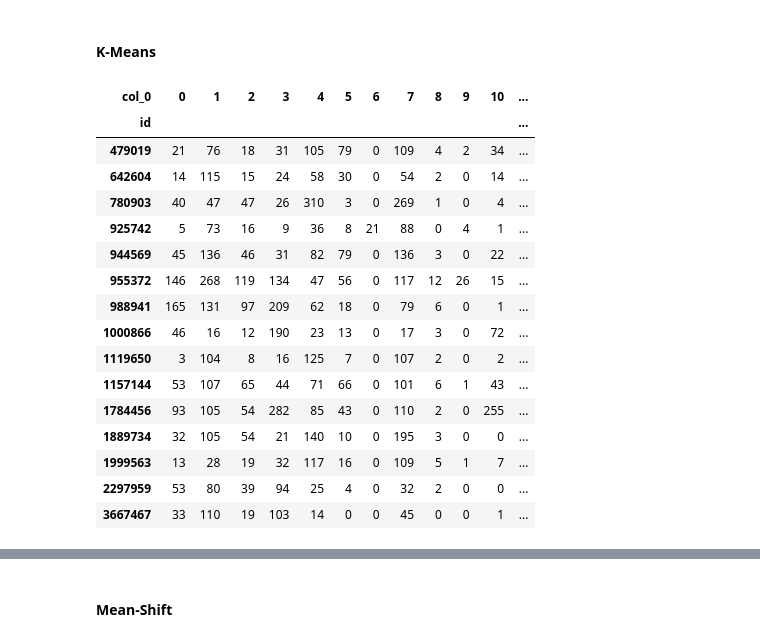
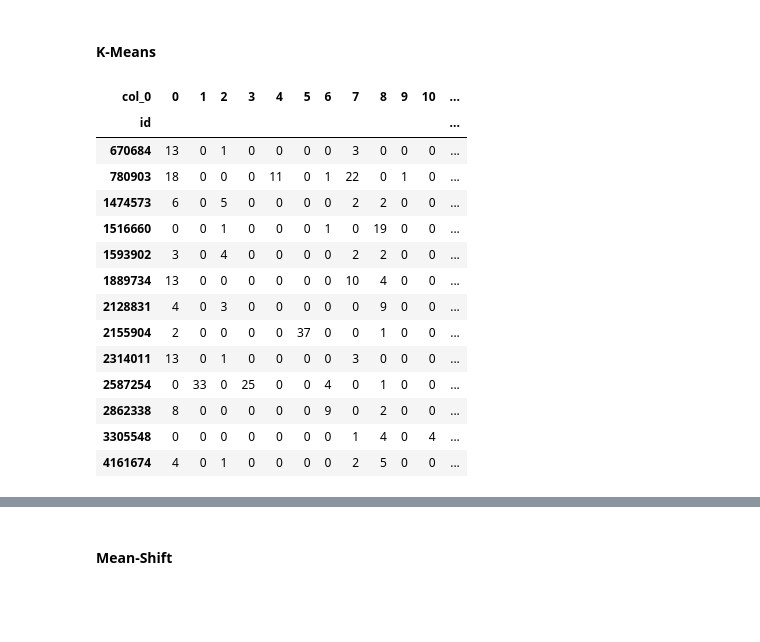
Before and after one commit to yfstafford/Thinkful, a Jupyter notebook: Unit 4/Unit 4 Capstone Blog Authorship Identification.ipynb, the cells around one changed output, grey strips where cells are left out. Cells and saved outputs as stored; diff of their text form; code cells hidden in the pictures; blank space fills up the shorter version.

Commit message:
Switched to using longest posts; Dimensionality reduction

```diff
--- a/Unit 4/Unit 4 Capstone Blog Authorship Identification.ipynb
+++ b/Unit 4/Unit 4 Capstone Blog Authorship Identification.ipynb
@@ -75,3 +90,5 @@ After filtering for English months, there are 604518 remaining blog entries.
+# %%
+df = df[df['char_count'] >= 5000]
 # %% [markdown]
 Count number of posts by author and topic
 # %%
@@ -108,3 +140,3 @@ Select only authors with at least 500 posts.
 # %%
-df = df[df['post_count'] >= 500]
+df = df[df['post_count'] >= 20]
 # %%
@@ -136,7 +152,7 @@ There are 15 remaining authors with a total of 15,301 posts.
 # %% [markdown]
 #### Clean up DataFrame
 # %%
-df = df.drop(columns = ['topic','datetime','post_count','topic_count'])
+df = df.drop(columns = ['topic','datetime','post_count','topic_count','char_count'])
 df = df.reset_index(drop=True)
 #df.to_csv('reduced_blog_corpus.csv')
 
@@ -179,7 +195,7 @@ def spacy_tokenizer(sentence):
 #    tokens = parser(sentence)
 
     # Remove words not included in NLP vocab list (oov = out of vocabulary)
-    tokens = [ t for t in tokens if t.is_oov is False ]
+#    tokens = [ t for t in tokens if t.is_oov is False ]
 
     # Exclusion list
     exclusion_list = list(string.punctuation)
@@ -283,26 +250,24 @@ Percent variance tf-idf test captured by all components: 60.41813557655089
 # %%
 from sklearn.cluster import KMeans
 
 # Initialize and fit K-Means
-bow_full_pred = KMeans(n_clusters=15, random_state=42).fit_predict(bow_train_out)
+bow_full_pred = KMeans(n_clusters=13, random_state=42).fit_predict(bow_train_out)
 
 # Check actual vs. predicted
 pd.crosstab(Y_train, bow_full_pred)
 # %% [output]
 | col_0 | 0 | 1 | 2 | 3 | 4 | 5 | 6 | 7 | 8 | 9 | 10 | ... |
 | id |  |  |  |  |  |  |  |  |  |  |  | ... |
-| 479019 | 21 | 76 | 18 | 31 | 105 | 79 | 0 | 109 | 4 | 2 | 34 | ... |
-| 642604 | 14 | 115 | 15 | 24 | 58 | 30 | 0 | 54 | 2 | 0 | 14 | ... |
-| 780903 | 40 | 47 | 47 | 26 | 310 | 3 | 0 | 269 | 1 | 0 | 4 | ... |
-| 925742 | 5 | 73 | 16 | 9 | 36 | 8 | 21 | 88 | 0 | 4 | 1 | ... |
-| 944569 | 45 | 136 | 46 | 31 | 82 | 79 | 0 | 136 | 3 | 0 | 22 | ... |
-| 955372 | 146 | 268 | 119 | 134 | 47 | 56 | 0 | 117 | 12 | 26 | 15 | ... |
-| 988941 | 165 | 131 | 97 | 209 | 62 | 18 | 0 | 79 | 6 | 0 | 1 | ... |
-| 1000866 | 46 | 16 | 12 | 190 | 23 | 13 | 0 | 17 | 3 | 0 | 72 | ... |
-| 1119650 | 3 | 104 | 8 | 16 | 125 | 7 | 0 | 107 | 2 | 0 | 2 | ... |
-| 1157144 | 53 | 107 | 65 | 44 | 71 | 66 | 0 | 101 | 6 | 1 | 43 | ... |
-| 1784456 | 93 | 105 | 54 | 282 | 85 | 43 | 0 | 110 | 2 | 0 | 255 | ... |
-| 1889734 | 32 | 105 | 54 | 21 | 140 | 10 | 0 | 195 | 3 | 0 | 0 | ... |
-| 1999563 | 13 | 28 | 19 | 32 | 117 | 16 | 0 | 109 | 5 | 1 | 7 | ... |
-| 2297959 | 53 | 80 | 39 | 94 | 25 | 4 | 0 | 32 | 2 | 0 | 0 | ... |
-| 3667467 | 33 | 110 | 19 | 103 | 14 | 0 | 0 | 45 | 0 | 0 | 1 | ... |
+| 670684 | 13 | 0 | 1 | 0 | 0 | 0 | 0 | 3 | 0 | 0 | 0 | ... |
+| 780903 | 18 | 0 | 0 | 0 | 11 | 0 | 1 | 22 | 0 | 1 | 0 | ... |
+| 1474573 | 6 | 0 | 5 | 0 | 0 | 0 | 0 | 2 | 2 | 0 | 0 | ... |
+| 1516660 | 0 | 0 | 1 | 0 | 0 | 0 | 1 | 0 | 19 | 0 | 0 | ... |
+| 1593902 | 3 | 0 | 4 | 0 | 0 | 0 | 0 | 2 | 2 | 0 | 0 | ... |
+| 1889734 | 13 | 0 | 0 | 0 | 0 | 0 | 0 | 10 | 4 | 0 | 0 | ... |
+| 2128831 | 4 | 0 | 3 | 0 | 0 | 0 | 0 | 0 | 9 | 0 | 0 | ... |
+| 2155904 | 2 | 0 | 0 | 0 | 0 | 37 | 0 | 0 | 1 | 0 | 0 | ... |
+| 2314011 | 13 | 0 | 1 | 0 | 0 | 0 | 0 | 3 | 0 | 0 | 0 | ... |
+| 2587254 | 0 | 33 | 0 | 25 | 0 | 0 | 4 | 0 | 1 | 0 | 0 | ... |
+| 2862338 | 8 | 0 | 0 | 0 | 0 | 0 | 9 | 0 | 2 | 0 | 0 | ... |
+| 3305548 | 0 | 0 | 0 | 0 | 0 | 0 | 0 | 1 | 4 | 0 | 4 | ... |
+| 4161674 | 4 | 0 | 1 | 0 | 0 | 0 | 0 | 2 | 5 | 0 | 0 | ... |
```
Also changed, not shown: parts of 71 cells of this notebook.
